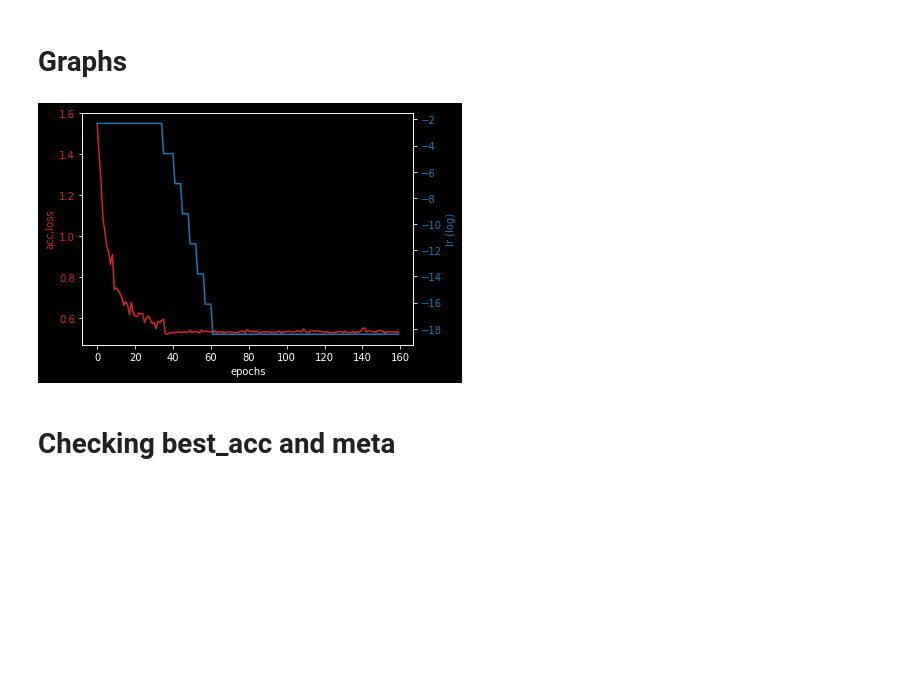
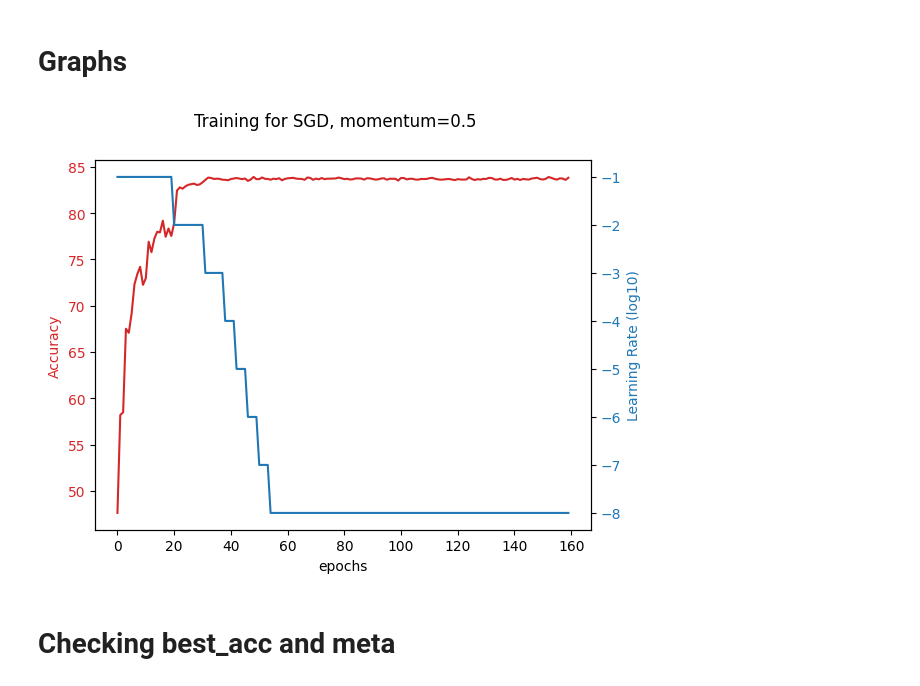
Before and after one commit to ceronvgabriel/MSc_Thesis_v2, a Jupyter notebook: train_momentum.ipynb, the cells around one changed output. Saved outputs shown, nothing was run; the diff lists cells and outputs as text; code cells hidden in the pictures; blank space fills up the shorter version.

```diff
--- a/train_momentum.ipynb
+++ b/train_momentum.ipynb
@@ -59,28 +59,30 @@ Epoch: 5
 # Graphs
 # %%
 bs=128
-wd=5e-7
-loaded=utils.load("bs_"+str(bs)+"_sch_plateau"+"_wd_"+str(wd)+".json")
+m=0.5
+loaded=utils.load("bs_"+str(bs)+"_sch_plateau"+"_m_"+str(m)+".json")
 
 fig, ax1 = plt.subplots()
 
 color = 'tab:red'
 ax1.set_xlabel('epochs')
-ax1.set_ylabel('acc,loss', color=color)
-ax1.plot(loaded["test_loss_v"], color=color)
+ax1.set_ylabel('Accuracy', color=color)
+ax1.plot(loaded["test_acc_v"], color=color)
 ax1.tick_params(axis='y', labelcolor=color)
 
 ax2 = ax1.twinx()  # instantiate a second axes that shares the same x-axis
 
 color = 'tab:blue'
-ax2.set_ylabel('lr (log)', color=color)  # we already handled the x-label with ax1
-ax2.plot(np.log(loaded["current_lr_v"]), color=color)
+ax2.set_ylabel('Learning Rate (log10)', color=color)  # we already handled the x-label with ax1
+ax2.plot(np.log10(loaded["current_lr_v"]), color=color)
 ax2.tick_params(axis='y', labelcolor=color)
 
-fig.tight_layout()  # otherwise the right y-label is slightly clipped
+#fig.tight_layout()  # otherwise the right y-label is slightly clipped
+fig.suptitle("Training for SGD, momentum=0.5")
+
 plt.show()
 # %% [output]
-[figure, old version]
+[figure, new version]
 # %% [markdown]
 # Checking best_acc and meta
 # %%
```
Also changed, not shown: parts of 1 cell of this notebook, 11 other files.
